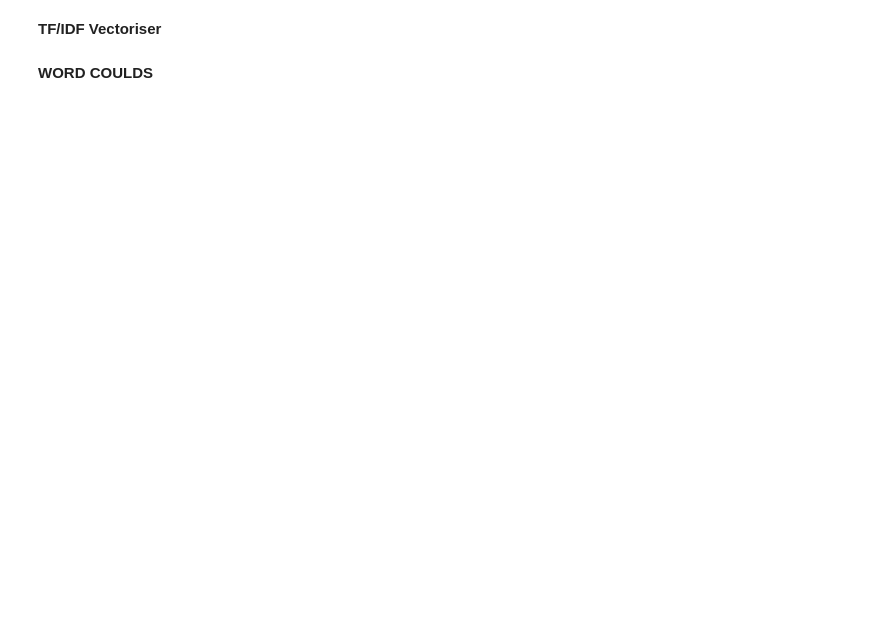
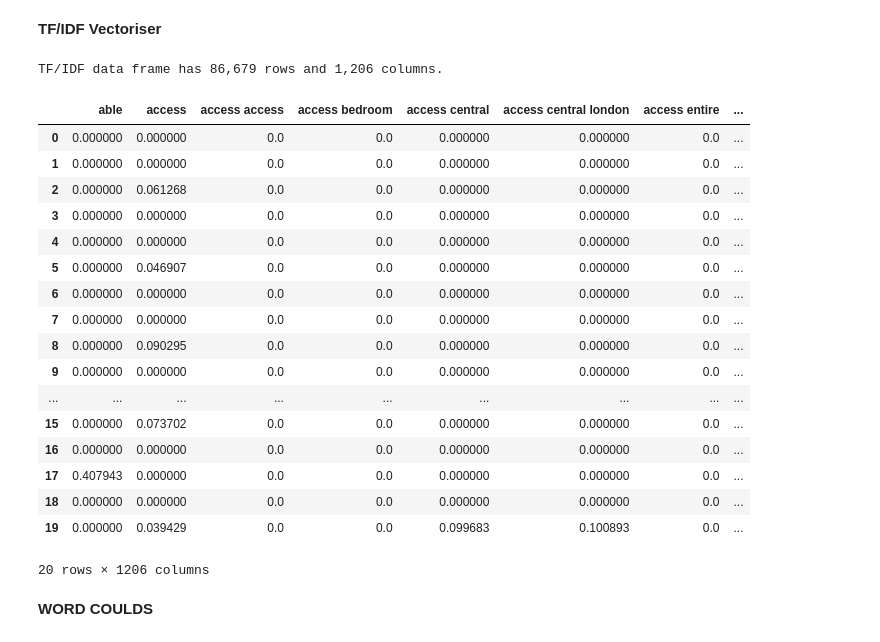
Before and after one commit to BohaoSuCC/Airbnb_Listing_Recommendation_Algorithm, a Jupyter notebook: Group_Work_DeskB.ipynb, the cells around one changed output. Saved outputs shown, nothing was run; the diff lists cells and outputs as text; code cells hidden in the pictures; blank space fills up the shorter version.

```diff
--- a/Group_Work_DeskB.ipynb
+++ b/Group_Work_DeskB.ipynb
@@ -490,18 +500,38 @@ filter_terms = sums >= cvdf.shape[0] * 0.01
 # %%
 # Fit and Transform
 tfvectorizer = TfidfVectorizer(use_idf=True, ngram_range=(1,3),
                                max_df=0.75, min_df=0.01) # <-- these matter!
 tftcorpus    = tfvectorizer.fit_transform(corpus) # TF-transformed corpus
 
 # Single Document
 doc_df = pd.DataFrame(tftcorpus[0].T.todense(), index=tfvectorizer.get_feature_names_out(), columns=["Weights"])
 doc_df.sort_values('Weights', ascending=False).head(10)
 
 # Transformed corpus
 tfidf = pd.DataFrame(data=tftcorpus.toarray(),
                         columns=tfvectorizer.get_feature_names_out())
 print(f"TF/IDF data frame has {tfidf.shape[0]:,} rows and {tfidf.shape[1]:,} columns.")
-tfidf.head()
+tfidf.head(20)
+# %% [output]
+TF/IDF data frame has 86,679 rows and 1,206 columns.
+|  | able | access | access access | access bedroom | access central | access central london | access entire | ... |
+| 0 | 0.000000 | 0.000000 | 0.0 | 0.0 | 0.000000 | 0.000000 | 0.0 | ... |
+| 1 | 0.000000 | 0.000000 | 0.0 | 0.0 | 0.000000 | 0.000000 | 0.0 | ... |
+| 2 | 0.000000 | 0.061268 | 0.0 | 0.0 | 0.000000 | 0.000000 | 0.0 | ... |
+| 3 | 0.000000 | 0.000000 | 0.0 | 0.0 | 0.000000 | 0.000000 | 0.0 | ... |
+| 4 | 0.000000 | 0.000000 | 0.0 | 0.0 | 0.000000 | 0.000000 | 0.0 | ... |
+| 5 | 0.000000 | 0.046907 | 0.0 | 0.0 | 0.000000 | 0.000000 | 0.0 | ... |
+| 6 | 0.000000 | 0.000000 | 0.0 | 0.0 | 0.000000 | 0.000000 | 0.0 | ... |
+| 7 | 0.000000 | 0.000000 | 0.0 | 0.0 | 0.000000 | 0.000000 | 0.0 | ... |
+| 8 | 0.000000 | 0.090295 | 0.0 | 0.0 | 0.000000 | 0.000000 | 0.0 | ... |
+| 9 | 0.000000 | 0.000000 | 0.0 | 0.0 | 0.000000 | 0.000000 | 0.0 | ... |
+| ... | ... | ... | ... | ... | ... | ... | ... | ... |
+| 15 | 0.000000 | 0.073702 | 0.0 | 0.0 | 0.000000 | 0.000000 | 0.0 | ... |
+| 16 | 0.000000 | 0.000000 | 0.0 | 0.0 | 0.000000 | 0.000000 | 0.0 | ... |
+| 17 | 0.407943 | 0.000000 | 0.0 | 0.0 | 0.000000 | 0.000000 | 0.0 | ... |
+| 18 | 0.000000 | 0.000000 | 0.0 | 0.0 | 0.000000 | 0.000000 | 0.0 | ... |
+| 19 | 0.000000 | 0.039429 | 0.0 | 0.0 | 0.099683 | 0.100893 | 0.0 | ... |
+20 rows × 1206 columns
 # %% [markdown]
 **WORD COULDS**
 # %%
```
Also changed, not shown: parts of 11 cells of this notebook, 23 other files.
